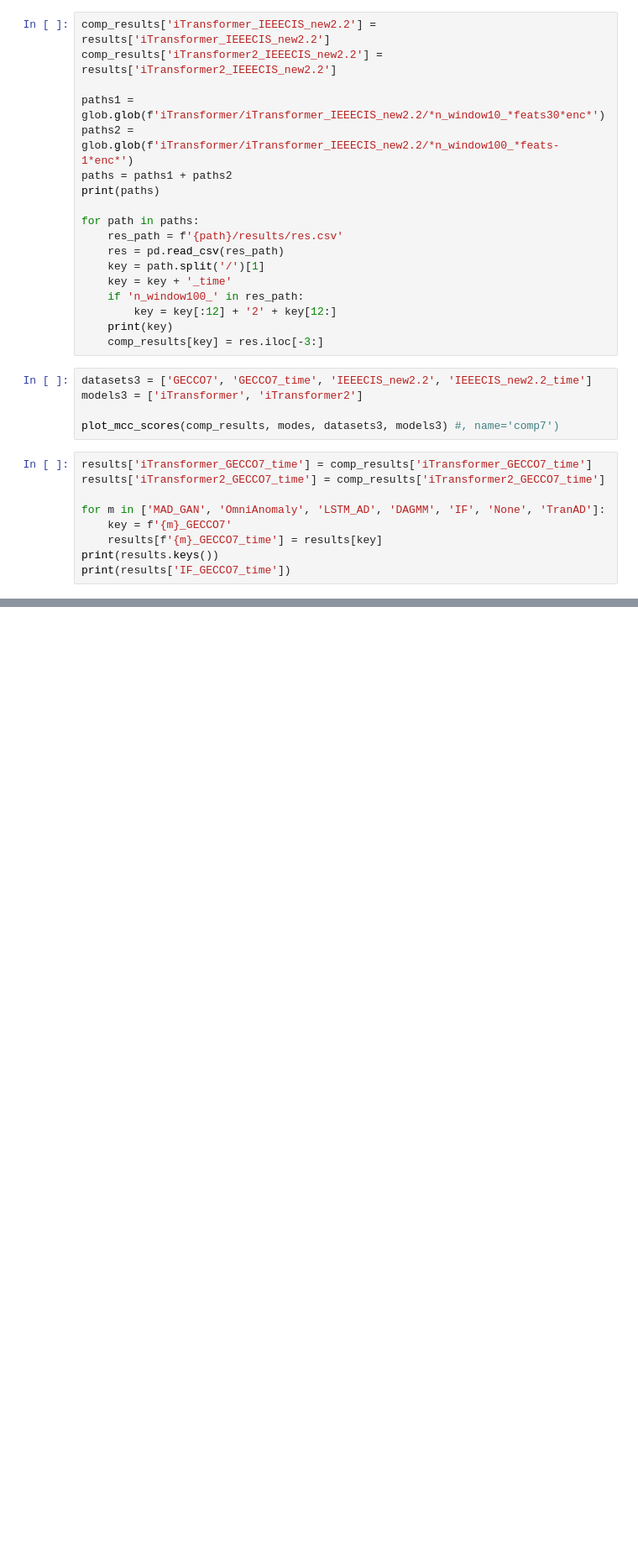
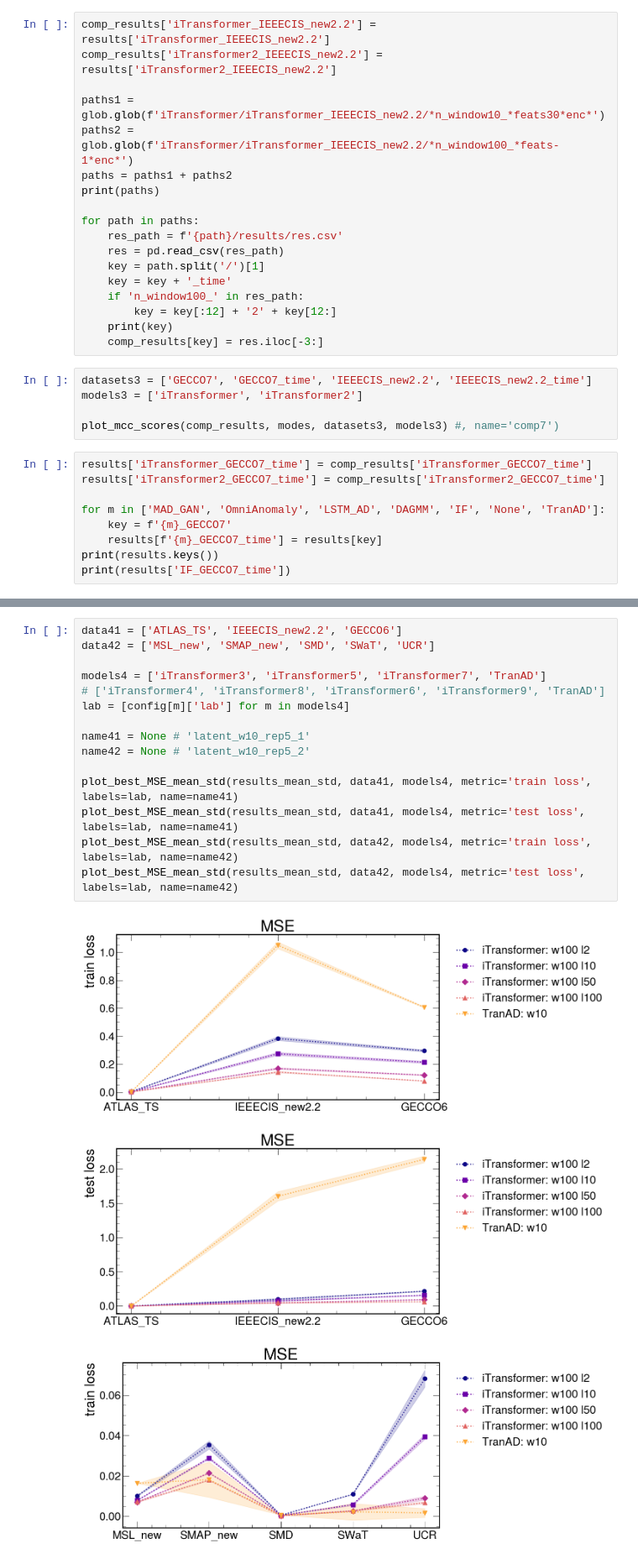
Before and after one commit to PedroKochinski/TSAD_from_laurab222, a Jupyter notebook: visualise.ipynb, the cells around one changed output, grey strips where cells are left out. Shown at 84% size. Drawn from its saved outputs; the diff is of its cells as text; blank space fills up the shorter version.

```diff
--- a/visualise.ipynb
+++ b/visualise.ipynb
@@ -1504,0 +1701,19 @@ print(results['IF_GECCO7_time'])
+# %%
+data41 = ['ATLAS_TS', 'IEEECIS_new2.2', 'GECCO6']
+data42 = ['MSL_new', 'SMAP_new', 'SMD', 'SWaT', 'UCR']
+
+models4 = ['iTransformer3', 'iTransformer5', 'iTransformer7', 'TranAD']
+# ['iTransformer4', 'iTransformer8', 'iTransformer6', 'iTransformer9', 'TranAD']
+lab = [config[m]['lab'] for m in models4]
+
+name41 = None # 'latent_w10_rep5_1'
+name42 = None # 'latent_w10_rep5_2'
+
+plot_best_MSE_mean_std(results_mean_std, data41, models4, metric='train loss', labels=lab, name=name41)
+plot_best_MSE_mean_std(results_mean_std, data41, models4, metric='test loss', labels=lab, name=name41)
+plot_best_MSE_mean_std(results_mean_std, data42, models4, metric='train loss', labels=lab, name=name42)
+plot_best_MSE_mean_std(results_mean_std, data42, models4, metric='test loss', labels=lab, name=name42)
+# %% [output]
+[figure, added]
+[figure, added]
+[figure, added]
```
Also changed, not shown: parts of 23 cells of this notebook, 4 other files.
